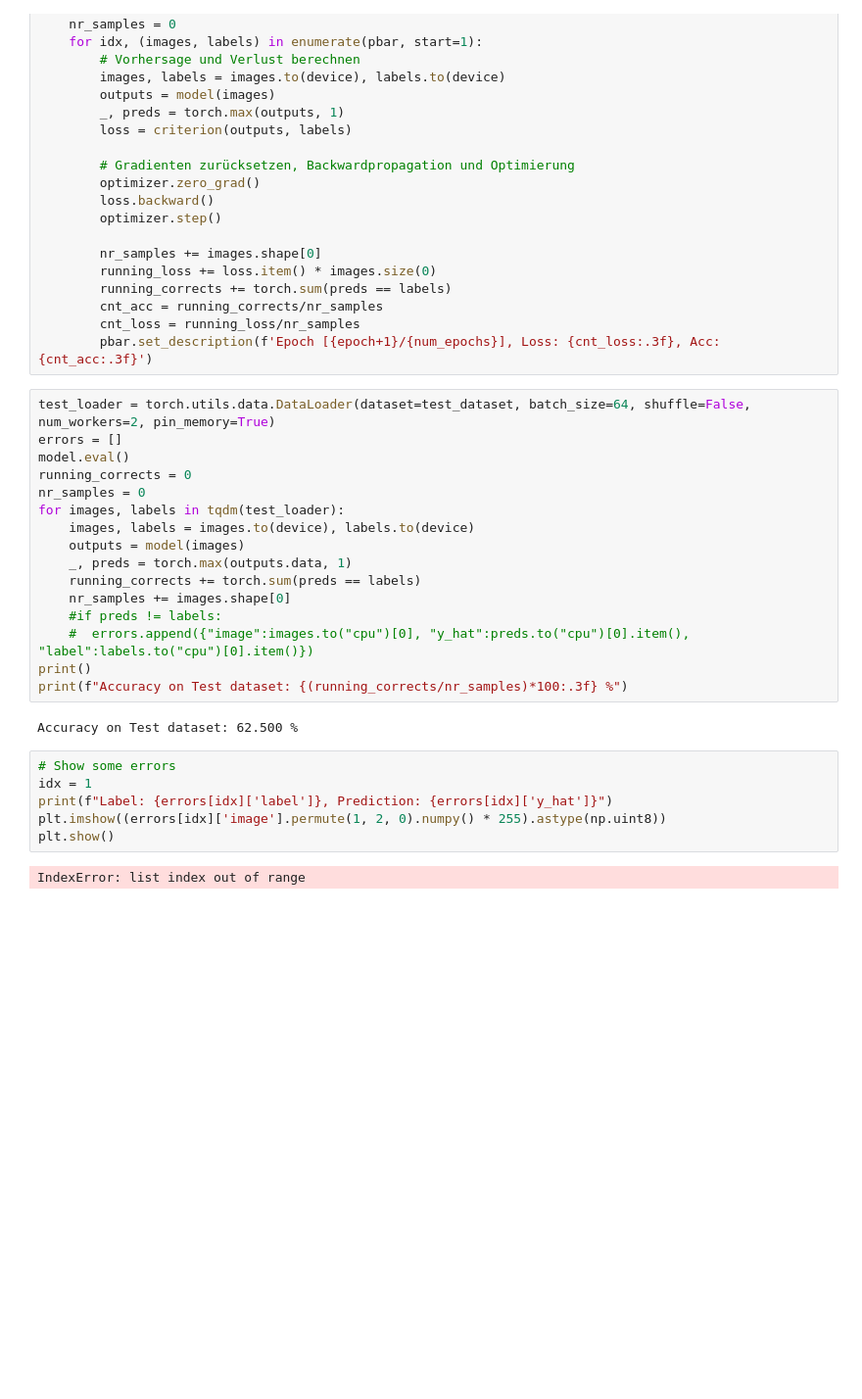
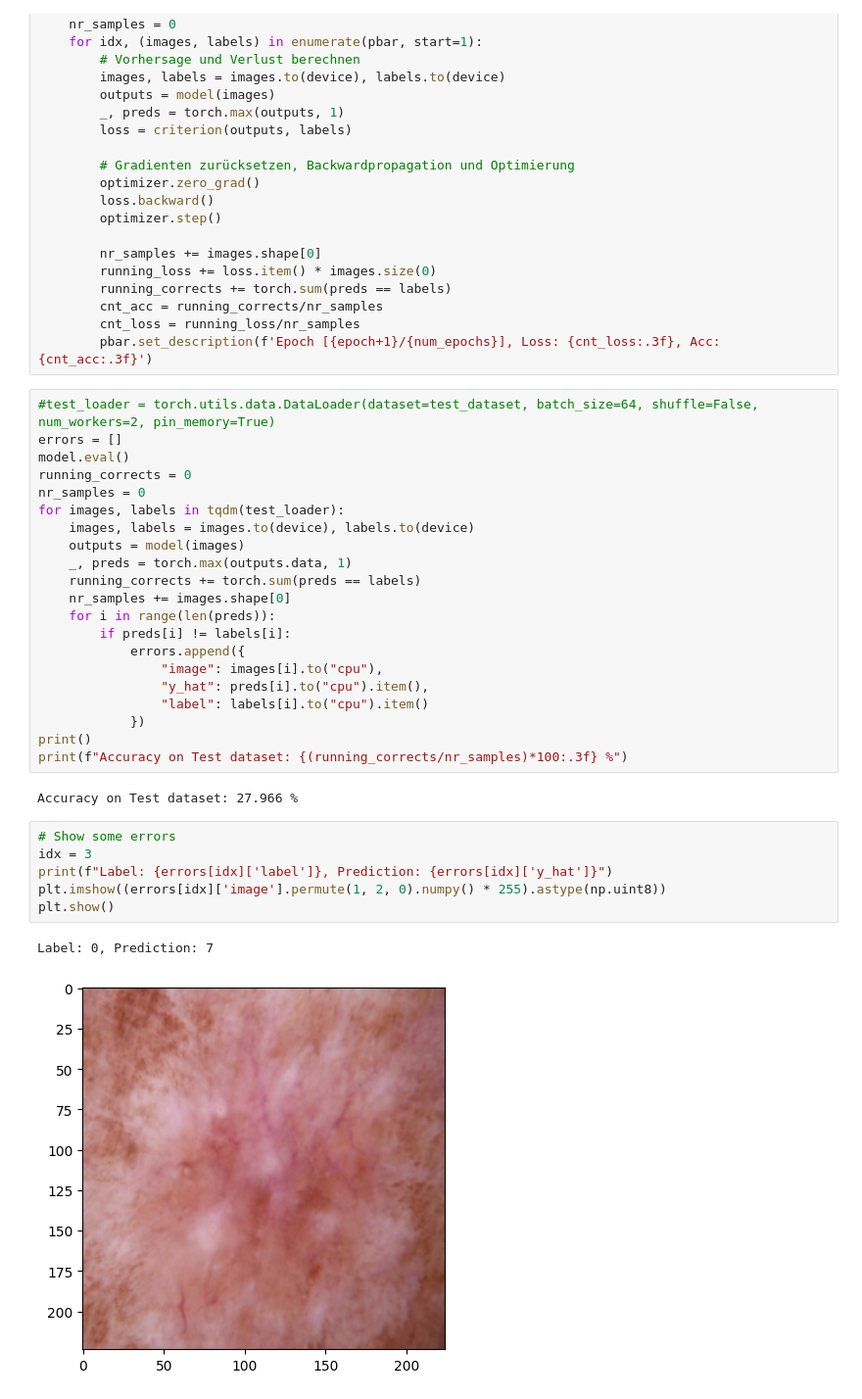
Before and after one commit to ArniBananii/Cancer_Data_Collection, a Jupyter notebook: Cancer_Binary.ipynb, the cells around one changed output. Shown: that part at 98% size. Cells and saved outputs as stored; diff of their text form; blank space fills up the shorter version.

```diff
--- a/Cancer_Binary.ipynb
+++ b/Cancer_Binary.ipynb
@@ -161,7 +152,7 @@ for epoch in range(num_epochs):
         cnt_loss = running_loss/nr_samples
         pbar.set_description(f'Epoch [{epoch+1}/{num_epochs}], Loss: {cnt_loss:.3f}, Acc: {cnt_acc:.3f}')
 # %%
-test_loader = torch.utils.data.DataLoader(dataset=test_dataset, batch_size=64, shuffle=False, num_workers=2, pin_memory=True)
+#test_loader = torch.utils.data.DataLoader(dataset=test_dataset, batch_size=64, shuffle=False, num_workers=2, pin_memory=True)
 errors = []
 model.eval()
 running_corrects = 0
@@ -172,17 +163,23 @@ for images, labels in tqdm(test_loader):
     _, preds = torch.max(outputs.data, 1)
     running_corrects += torch.sum(preds == labels)
     nr_samples += images.shape[0]
-    #if preds != labels:
-    #  errors.append({"image":images.to("cpu")[0], "y_hat":preds.to("cpu")[0].item(), "label":labels.to("cpu")[0].item()})
+    for i in range(len(preds)):
+        if preds[i] != labels[i]:
+            errors.append({
+                "image": images[i].to("cpu"),
+                "y_hat": preds[i].to("cpu").item(),
+                "label": labels[i].to("cpu").item()
+            })
 print()
 print(f"Accuracy on Test dataset: {(running_corrects/nr_samples)*100:.3f} %")
 # %% [output]
-Accuracy on Test dataset: 62.500 %
+Accuracy on Test dataset: 27.966 %
 # %%
 # Show some errors
-idx = 1
+idx = 3
 print(f"Label: {errors[idx]['label']}, Prediction: {errors[idx]['y_hat']}")
 plt.imshow((errors[idx]['image'].permute(1, 2, 0).numpy() * 255).astype(np.uint8))
 plt.show()
 # %% [output]
-IndexError: list index out of range
+Label: 0, Prediction: 7
+[figure, added]
```
Also changed, not shown: parts of 6 cells of this notebook.
